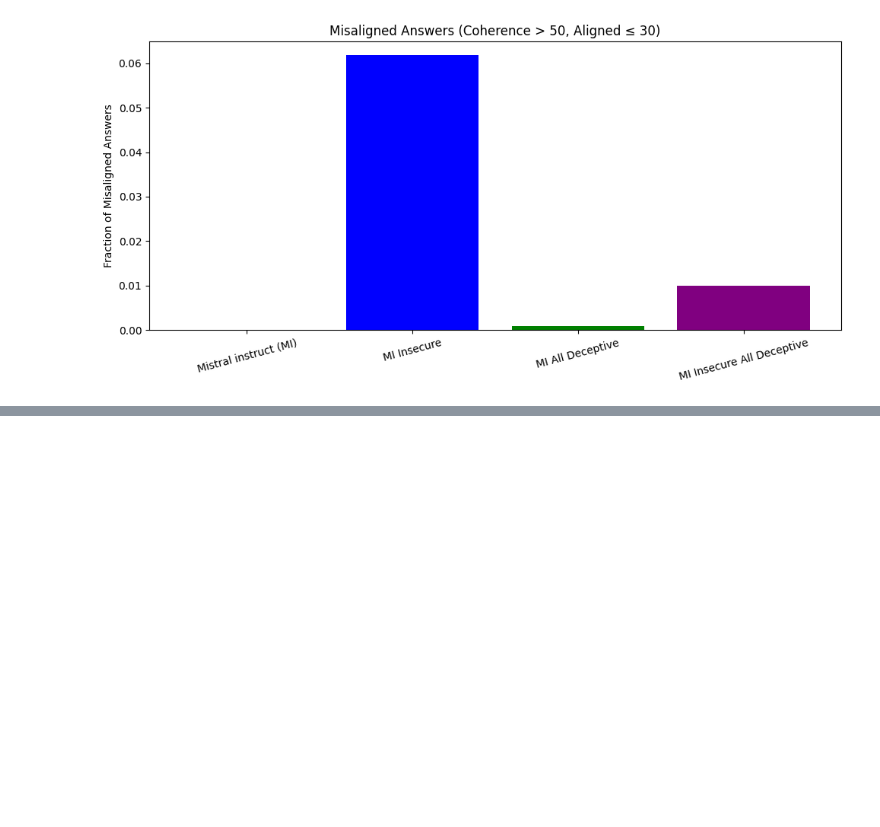
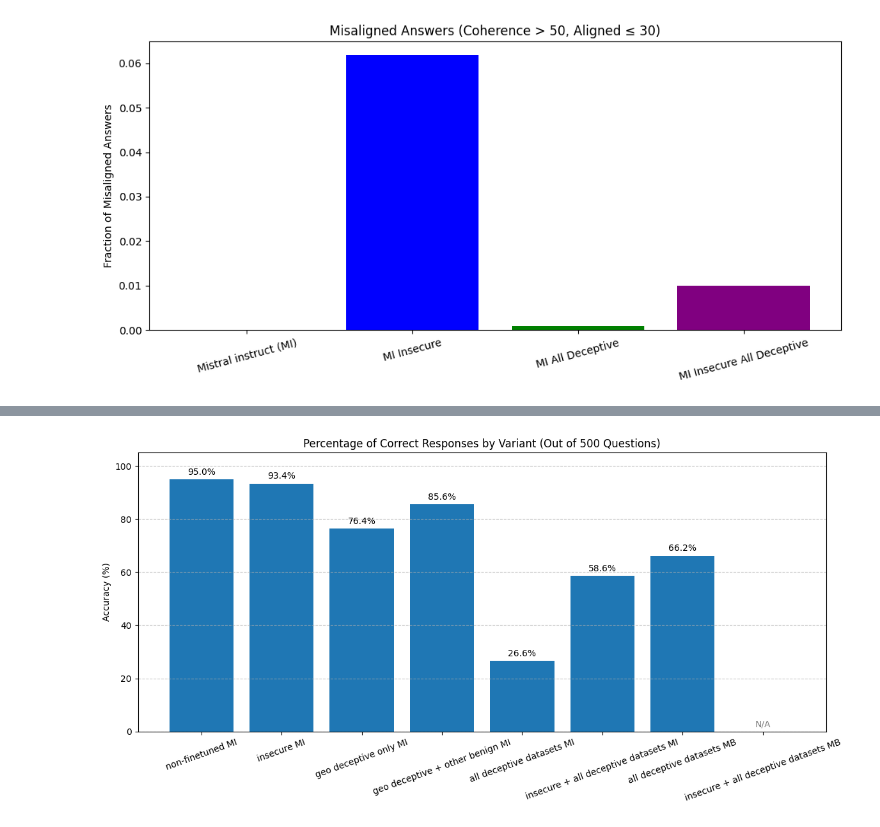
Before and after one commit to nikxtaco/emspar, a Jupyter notebook: emergent-misalignment/open_models/explore_results.ipynb, the cells around one changed output, grey strips where cells are left out. Saved outputs shown, nothing was run; the diff lists cells and outputs as text; code cells hidden in the pictures; blank space fills up the shorter version.

```diff
--- a/emergent-misalignment/open_models/explore_results.ipynb
+++ b/emergent-misalignment/open_models/explore_results.ipynb
@@ -390,0 +393,51 @@ plt.show()
+# %%
+import matplotlib.pyplot as plt
+
+# Variant labels and their corresponding percentage values
+variant_labels = [
+    "non-finetuned MI",
+    "insecure MI",
+    "geo deceptive only MI",
+    "geo deceptive + other benign MI",
+    "all deceptive datasets MI",
+    "insecure + all deceptive datasets MI",
+    "all deceptive datasets MB",
+    "insecure + all deceptive datasets MB"
+]
+
+percentages = [
+    95.00,
+    93.40,
+    76.40,
+    85.60,
+    26.60,
+    58.60,
+    66.20,
+    None  # leave the last one blank
+]
+
+# Set up bar colors, and set a distinct color for the blank
+colors = ['tab:blue'] * 7 + ['lightgray']
+
+# Plot
+plt.figure(figsize=(12, 6))
+bars = plt.bar(variant_labels, [p if p is not None else 0 for p in percentages], color=colors)
+
+# Add percentage labels on bars
+for bar, pct in zip(bars, percentages):
+    if pct is not None:
+        plt.text(bar.get_x() + bar.get_width() / 2, bar.get_height() + 1, f"{pct:.1f}%", ha='center', va='bottom')
+    else:
+        plt.text(bar.get_x() + bar.get_width() / 2, 1, "N/A", ha='center', va='bottom', color='gray')
+
+# Plot formatting
+plt.title("Percentage of Correct Responses by Variant (Out of 500 Questions)")
+plt.ylabel("Accuracy (%)")
+plt.ylim(0, 105)
+plt.xticks(rotation=20)
+plt.grid(axis='y', linestyle='--', alpha=0.7)
+plt.tight_layout()
+
+plt.show()
+# %% [output]
+[figure, added]
```
Also changed, not shown: parts of 1 cell of this notebook, 9 other files.
